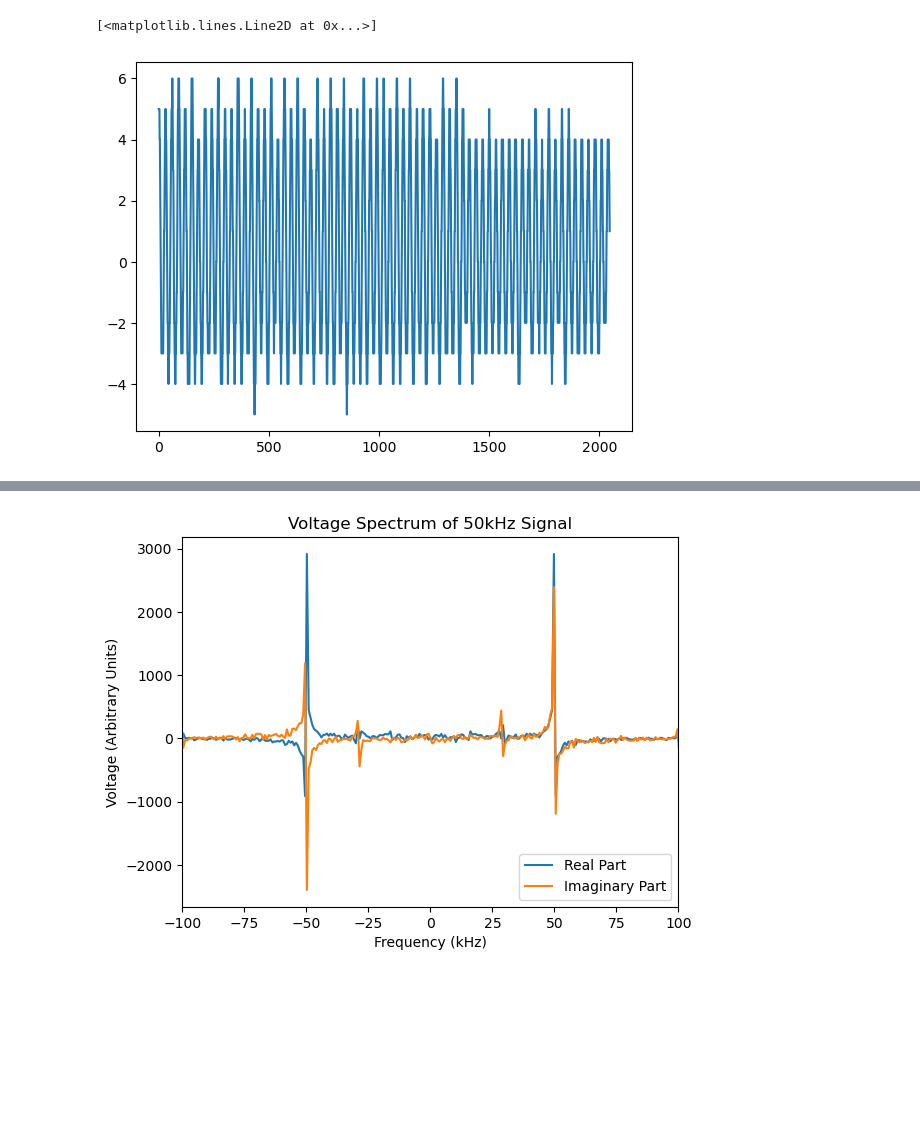
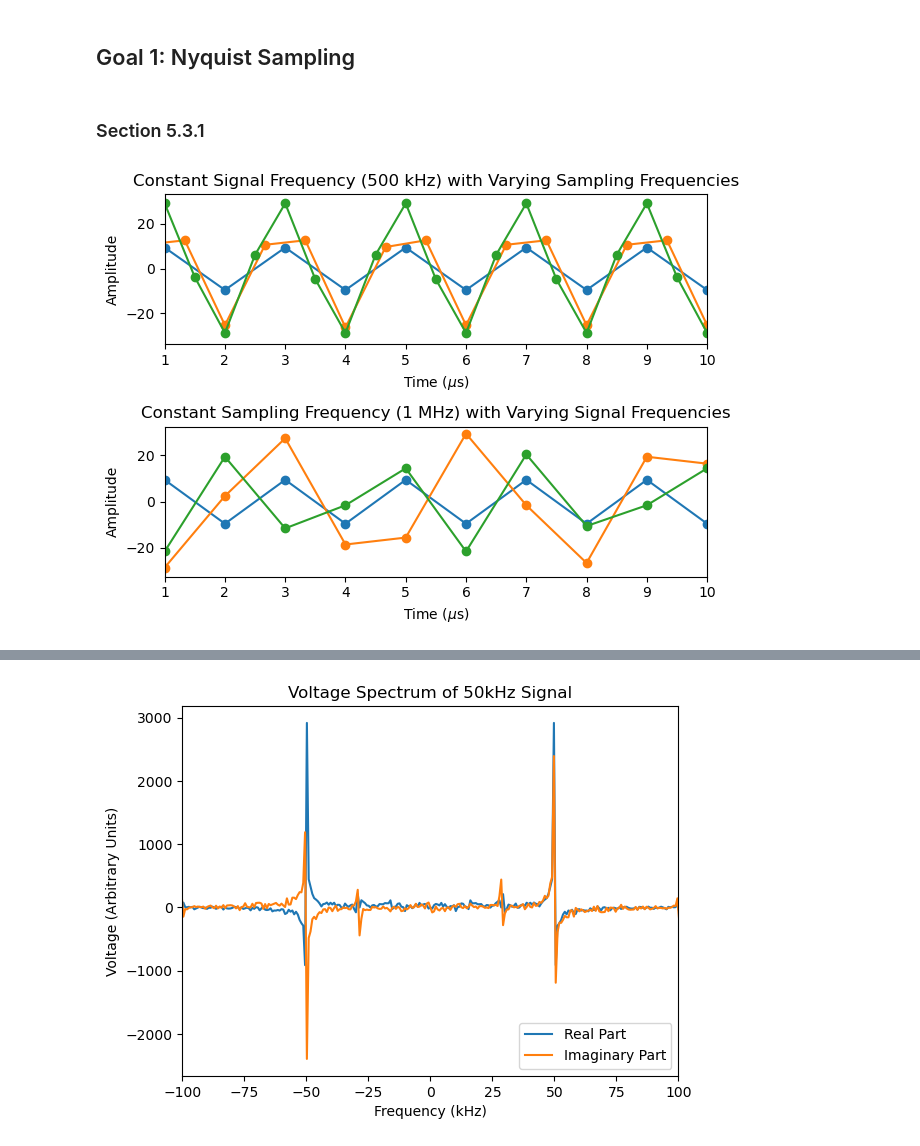
Before and after one commit to averybooks/radiolab2026-Cal, a Jupyter notebook: LAB1_Code.ipynb, the cells around one changed output, grey strips where cells are left out. Cells and saved outputs as stored; diff of their text form; code cells hidden in the pictures; blank space fills up the shorter version.

Commit message:
Finished coding plots for nyquist sampling/aliasing

```diff
--- a/LAB1_Code.ipynb
+++ b/LAB1_Code.ipynb
@@ -2,12 +2,60 @@
 import matplotlib.pyplot as plt
 import numpy as np
 import pandas as pd
+# %% [markdown]
+## Goal 1: Nyquist Sampling
+# %% [markdown]
+### Section 5.3.1
 # %%
-data = np.load("C:/Users/medin/Downloads/ASTRON121/LAB1_DATA/test_1.5MHz_50kHz.npz")
+#data for signal frequency of 500 kHz, sampling frequency of 1MHz (Nyquist Limit)
+data1 = np.load("C:/Users/medin/Downloads/Spring_2026/ASTRON121/LAB1_DATA/Nyquist_Sampling/test_1MHz_500kHz.npz")
+
+#data for singal frequency 500kHz, sampling frequncy of 1MHz, 1.5MHz, and 2MHz
+data2 = np.load("C:/Users/medin/Downloads/Spring_2026/ASTRON121/LAB1_DATA/Nyquist_Sampling/test_1.5MHz_500kHz.npz")
+data3 = np.load("C:/Users/medin/Downloads/Spring_2026/ASTRON121/LAB1_DATA/Nyquist_Sampling/test_2MHz_500kHz.npz")
+
+#data for sampling frequency of 1.5MHz, signal frequency of
+data4 = np.load("C:/Users/medin/Downloads/Spring_2026/ASTRON121/LAB1_DATA/Nyquist_Sampling/test_1MHz_300kHz.npz")
+data5 = np.load("C:/Users/medin/Downloads/Spring_2026/ASTRON121/LAB1_DATA/Nyquist_Sampling/test_1MHz_400kHz.npz")
+
 D = 2 #what sample set (1, 2, 3, 4, or 5)
 
-plt.plot(range(len(data["arr_0"][D])), data["arr_0"][D])
-#plt.xlim(1,100)
+signal1 = data1["arr_0"][D]
+signal2 = data2["arr_0"][D]
+signal3 = data3["arr_0"][D]
+signal4 = data4["arr_0"][D]
+signal5 = data5["arr_0"][D]
+
+signal1 = signal1 - np.mean(signal1)
+signal2 = signal2 - np.mean(signal2)
+signal3 = signal3 - np.mean(signal3)
+signal4 = signal4 - np.mean(signal4)
+signal5 = signal5 - np.mean(signal5)
+
+time1 = np.arange(len(signal1)) / 1e6
+time2 = np.arange(len(signal2)) / 1.5e6
+time3 = np.arange(len(signal3)) / 2e6
+time4 = np.arange(len(signal4)) / 1e6
+time5 = np.arange(len(signal5)) / 1e6
+
+plt.subplot(2,1,1)
+plt.plot(time1 * 1e6, signal1, marker="o")
+plt.plot(time2 * 1e6, signal2, marker="o")
+plt.plot(time3 * 1e6, signal3, marker="o")
+plt.xlim(1, 10)
+plt.xlabel(r"Time ($\mu$s)")
+plt.ylabel("Amplitude")
+plt.title("Constant Signal Frequency (500 kHz) with Varying Sampling Frequencies")
+
+plt.subplot(2,1,2)
+plt.plot(time1 * 1e6, signal1, marker="o")
+plt.plot(time4 * 1e6, signal4, marker="o")
+plt.plot(time5 * 1e6, signal5, marker="o")
+plt.xlim(1,10)
+plt.xlabel(r"Time ($\mu$s)")
+plt.ylabel("Amplitude")
+plt.title("Constant Sampling Frequency (1 MHz) with Varying Signal Frequencies")
+plt.tight_layout()
+plt.show()
 # %% [output]
-[<matplotlib.lines.Line2D at 0x...>]
-[figure, old version]
+[figure, new version]
```
Also changed, not shown: parts of 4 cells of this notebook.
